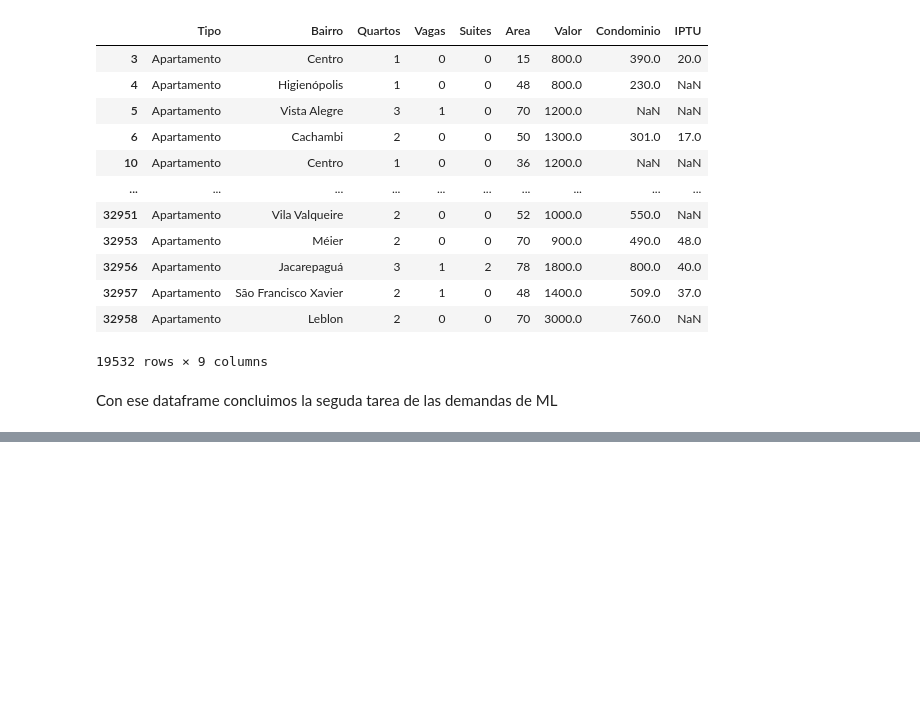
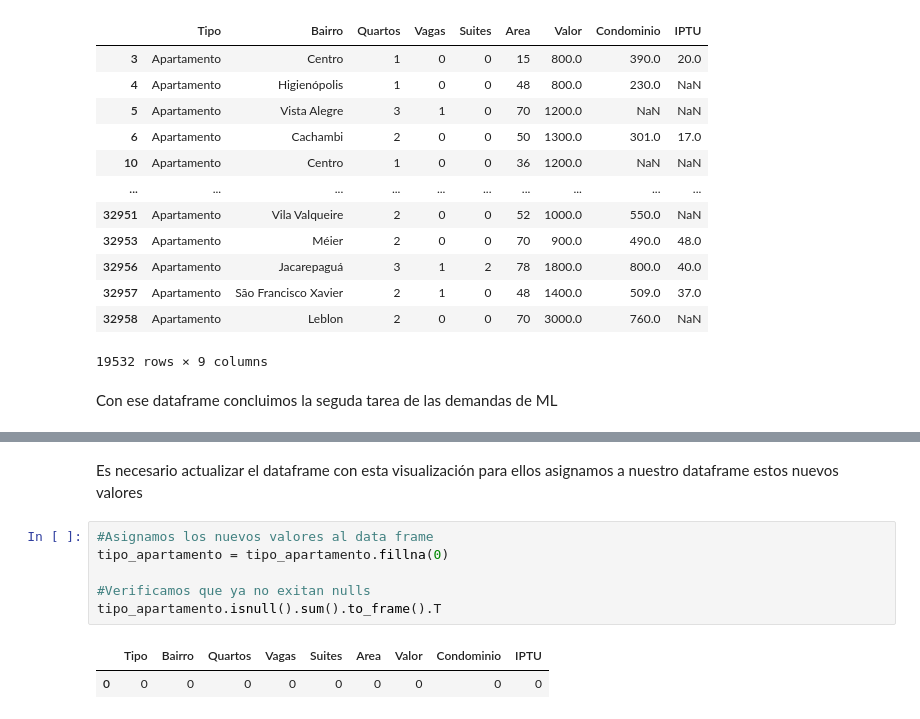
Before and after one commit to ygor-github/curso_conociendo_pandas, a Jupyter notebook: conociendo_pandas.ipynb, the cells around one changed output, grey strips where cells are left out. Cells and saved outputs as stored; diff of their text form; blank space fills up the shorter version.

```diff
--- a/conociendo_pandas.ipynb
+++ b/conociendo_pandas.ipynb
@@ -409,0 +466,11 @@ Con ese dataframe concluimos la seguda tarea de las demandas de ML
+# %% [markdown]
+Es necesario actualizar el dataframe con esta visualización para ellos asignamos a nuestro dataframe estos nuevos valores
+# %%
+#Asignamos los nuevos valores al data frame
+tipo_apartamento = tipo_apartamento.fillna(0)
+
+#Verificamos que ya no exitan nulls
+tipo_apartamento.isnull().sum().to_frame().T
+# %% [output]
+|  | Tipo | Bairro | Quartos | Vagas | Suites | Area | Valor | Condominio | IPTU |
+| 0 | 0 | 0 | 0 | 0 | 0 | 0 | 0 | 0 | 0 |
```
Also changed, not shown: parts of 8 cells of this notebook.
